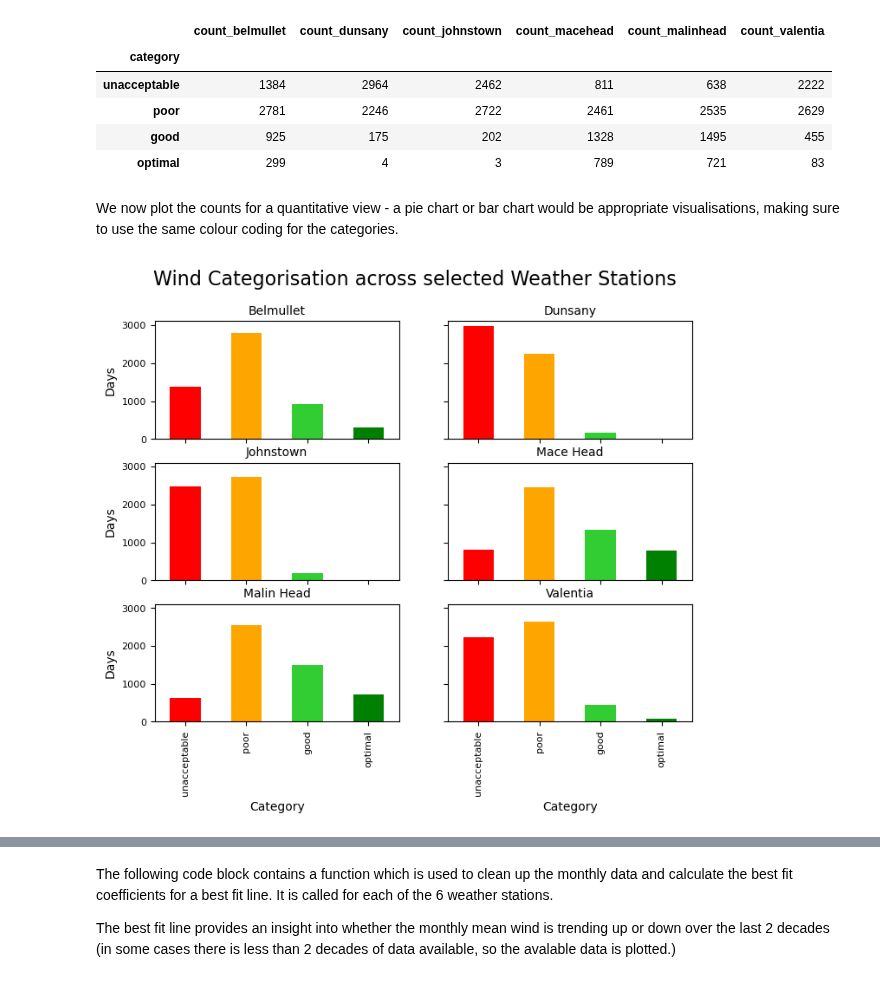
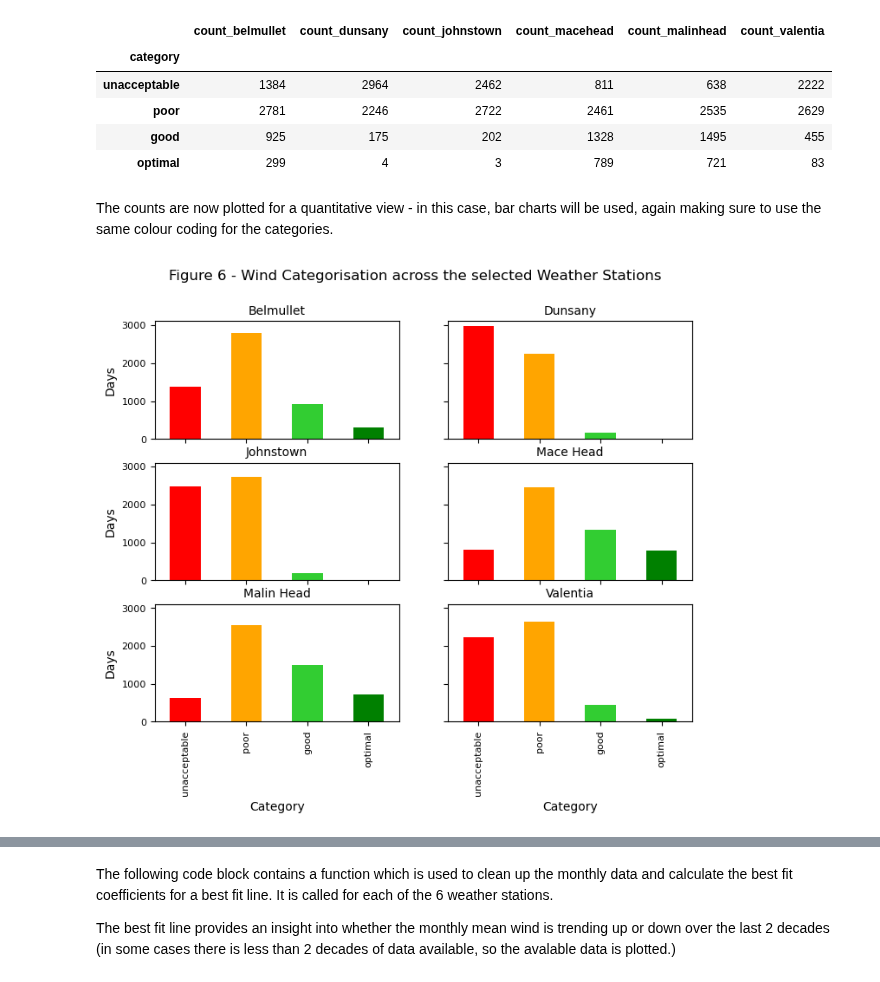
Before and after one commit to dvdgeroconnell/PFDA-project, a Jupyter notebook: weather.ipynb, the cells around one changed output, grey strips where cells are left out. Saved outputs shown, nothing was run; the diff lists cells and outputs as text; code cells hidden in the pictures.

```diff
--- a/weather.ipynb
+++ b/weather.ipynb
@@ -494,42 +496,43 @@ summary_all.head(6)
 | good | 925 | 175 | 202 | 1328 | 1495 | 455 |
 | optimal | 299 | 4 | 3 | 789 | 721 | 83 |
 # %% [markdown]
-We now plot the counts for a quantitative view - a pie chart or bar chart would be appropriate visualisations, making sure to use the same colour coding for the categories.
+The counts are now plotted for a quantitative view - in this case, bar charts will be used, again making sure to use the same colour coding for the categories.
 # %%
+# Create and configure the figure and axes, then plot each station
 fig_all, ax_all = plt.subplots(nrows=3, ncols=2, figsize=(8, 6), sharex='col', sharey='row')
-fig_all.suptitle('Wind Categorisation across selected Weather Stations', fontsize=16)
+fig_all.suptitle('Figure 6 - Wind Categorisation across the selected Weather Stations', fontsize=12)
+
 summary_all.get('count_belmullet').plot.bar(ax=ax_all[0,0],color=[colourmap[key] for key in summary_all.index])
-
 ax_all[0,0].set_title('Belmullet', fontsize=10)
 ax_all[0,0].set_ylabel('Days', fontsize=10)
 ax_all[0,0].tick_params(axis='y', labelsize=8)
 ax_all[0,0].set_ylim(0, 3100)
 
 summary_all.get('count_dunsany').plot.bar(ax=ax_all[0,1],color=[colourmap[key] for key in summary_all.index])
 ax_all[0,1].set_title('Dunsany', fontsize=10)
 
 summary_all.get('count_johnstown').plot.bar(ax=ax_all[1,0],color=[colourmap[key] for key in summary_all.index])
 ax_all[1,0].set_title('Johnstown', fontsize=10)
 ax_all[1,0].set_ylabel('Days', fontsize=10)
 ax_all[1,0].tick_params(axis='y', labelsize=8)
 ax_all[1,0].set_ylim(0, 3100)
 
 summary_all.get('count_macehead').plot.bar(ax=ax_all[1,1],color=[colourmap[key] for key in summary_all.index])
 ax_all[1,1].set_title('Mace Head', fontsize=10)
 
 summary_all.get('count_malinhead').plot.bar(ax=ax_all[2,0],color=[colourmap[key] for key in summary_all.index])
 ax_all[2,0].set_title('Malin Head', fontsize=10)
 ax_all[2,0].set_ylabel('Days', fontsize=10)
 ax_all[2,0].tick_params(axis='x', labelsize=8)
 ax_all[2,0].tick_params(axis='y', labelsize=8)
 ax_all[2,0].set_xlabel('Category', fontsize=10)
 ax_all[2,0].set_ylim(0, 3100)
 
 summary_all.get('count_valentia').plot.bar(ax=ax_all[2,1],color=[colourmap[key] for key in summary_all.index])
 ax_all[2,1].set_title('Valentia', fontsize=10)
 ax_all[2,1].set_xlabel('Category', fontsize=10)
 ax_all[2,1].tick_params(axis='x', labelsize=8)
 
 plt.show()
 # %% [output]
-[figure, old version]
+[figure, new version]
```
Also changed, not shown: parts of 7 cells of this notebook.
